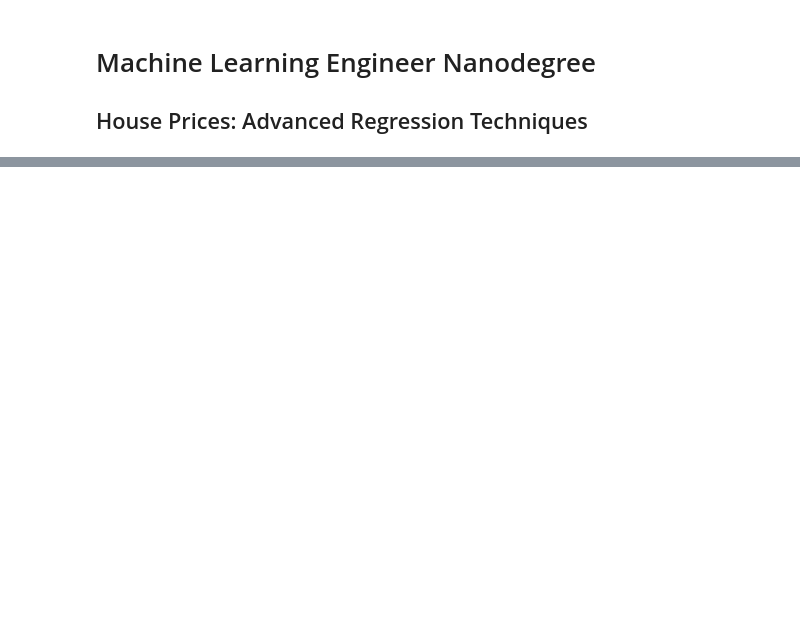
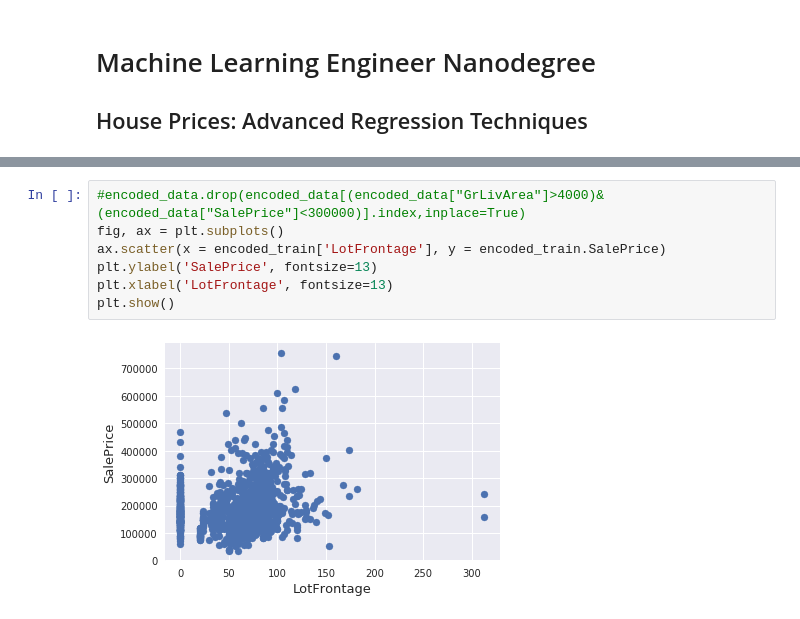
Before and after one commit to dirkhonda/udacity, a Jupyter notebook: capstone/capstone.ipynb, the cells around one changed output, grey strips where cells are left out. Drawn from its saved outputs; the diff is of its cells as text; blank space fills up the shorter version.

```diff
--- a/capstone/capstone.ipynb
+++ b/capstone/capstone.ipynb
@@ -103,2 +119,11 @@ Data points considered outliers for the feature 'LotFrontage':
+# %%
+#encoded_data.drop(encoded_data[(encoded_data["GrLivArea"]>4000)&(encoded_data["SalePrice"]<300000)].index,inplace=True)
+fig, ax = plt.subplots()
+ax.scatter(x = encoded_train['LotFrontage'], y = encoded_train.SalePrice)
+plt.ylabel('SalePrice', fontsize=13)
+plt.xlabel('LotFrontage', fontsize=13)
+plt.show()
+# %% [output]
+[figure, added]
 # %%
 fig, ax = plt.subplots()
```
Also changed, not shown: parts of 18 cells of this notebook.
